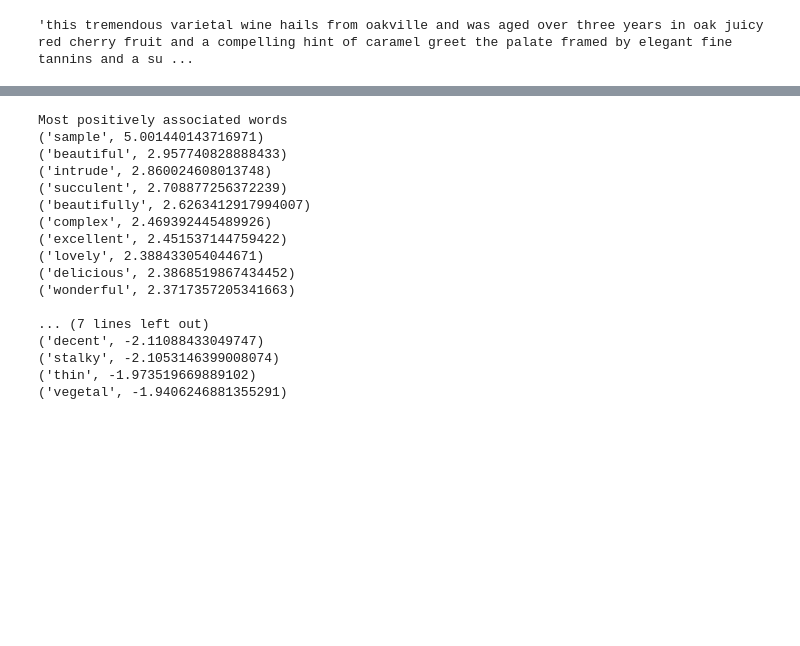
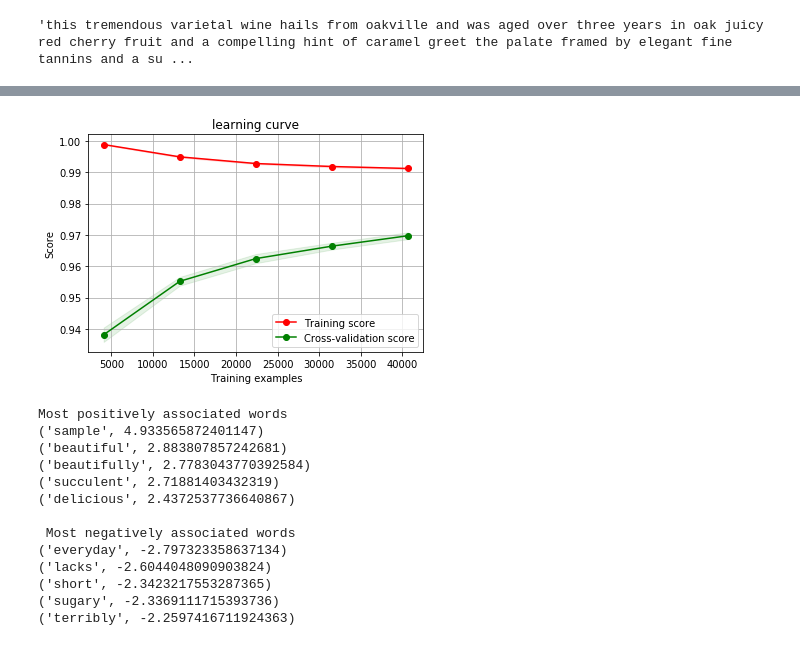
Before and after one commit to zwrankin/beer_and_wine_NLP, a Jupyter notebook: notebooks/2018_10_15_wine_review_sentiment_analysis_and_prediction.ipynb, the cells around one changed output, grey strips where cells are left out. Saved outputs shown, nothing was run; the diff lists cells and outputs as text; code cells hidden in the pictures; blank space fills up the shorter version.

```diff
--- a/notebooks/2018_10_15_wine_review_sentiment_analysis_and_prediction.ipynb
+++ b/notebooks/2018_10_15_wine_review_sentiment_analysis_and_prediction.ipynb
@@ -121,7 +149,7 @@ reviews_clean[0]
 reviews_train, reviews_test, target_train, target_test = train_test_split(reviews_clean, target, test_size=0.25, random_state=42)
 # %%
 %%time
-cv = CountVectorizer(binary=True)
+cv = CountVectorizer(binary=True, stop_words='english')
 cv.fit(reviews_train)
 X_train = cv.transform(reviews_train)
 X_test = cv.transform(reviews_test)
@@ -142,0 +171,36 @@ Wall time: 1.85 s
+# %%
+from sklearn.model_selection import learning_curve
+
+def plot_learning_curve(estimator, title, X, y, ylim=None, cv=None, scoring=None,
+                        n_jobs=-1, train_sizes=np.linspace(.1, 1.0, 5)):
+    """Generate a simple plot of the test and training learning curve"""
+    plt.figure()
+    plt.title(title)
+    if ylim is not None:
+        plt.ylim(*ylim)
+    plt.xlabel("Training examples")
+    plt.ylabel("Score")
+    train_sizes, train_scores, test_scores = learning_curve(
+        estimator, X, y, cv=cv, scoring=scoring, n_jobs=n_jobs, train_sizes=train_sizes)
+    train_scores_mean = np.mean(train_scores, axis=1)
+    train_scores_std = np.std(train_scores, axis=1)
+    test_scores_mean = np.mean(test_scores, axis=1)
+    test_scores_std = np.std(test_scores, axis=1)
+    plt.grid()
+
+    plt.fill_between(train_sizes, train_scores_mean - train_scores_std,
+                     train_scores_mean + train_scores_std, alpha=0.1,
+                     color="r")
+    plt.fill_between(train_sizes, test_scores_mean - test_scores_std,
+                     test_scores_mean + test_scores_std, alpha=0.1, color="g")
+    plt.plot(train_sizes, train_scores_mean, 'o-', color="r",
+             label="Training score")
+    plt.plot(train_sizes, test_scores_mean, 'o-', color="g",
+             label="Cross-validation score")
+
+    plt.legend(loc="best")
+    return plt
+# %%
+%%time
+plot_learning_curve(model, 'learning curve', X_train, target_train, cv=5)
+# %% [output]
@@ -143,3 +209,4 @@ Wall time: 1.85 s
+[figure, added]
 # %%
 feature_to_coef = {
     word: coef for word, coef in zip(
@@ -151,29 +218,25 @@ print('Most positively associated words')
 for best_positive in sorted(
     feature_to_coef.items(),
     key=lambda x: x[1],
-    reverse=True)[:10]:
+    reverse=True)[:5]:
     print (best_positive)
 
 print('\n Most negatively associated words')
 for best_negative in sorted(
     feature_to_coef.items(),
-    key=lambda x: x[1])[:10]:
+    key=lambda x: x[1])[:5]:
     print (best_negative)
 # %% [output]
 Most positively associated words
-('sample', 5.001440143716971)
-('beautiful', 2.957740828888433)
-('intrude', 2.860024608013748)
-('succulent', 2.708877256372239)
-('beautifully', 2.6263412917994007)
-('complex', 2.469392445489926)
-('excellent', 2.451537144759422)
-('lovely', 2.388433054044671)
-('delicious', 2.3868519867434452)
-('wonderful', 2.3717357205341663)
+('sample', 4.933565872401147)
+('beautiful', 2.883807857242681)
+('beautifully', 2.7783043770392584)
+('succulent', 2.71881403432319)
+('delicious', 2.4372537736640867)
 
-... (7 lines left out)
-('decent', -2.11088433049747)
-('stalky', -2.1053146399008074)
-('thin', -1.973519669889102)
-('vegetal', -1.9406246881355291)
+ Most negatively associated words
+('everyday', -2.797323358637134)
+('lacks', -2.6044048090903824)
+('short', -2.3423217553287365)
+('sugary', -2.3369111715393736)
+('terribly', -2.2597416711924363)
```
Also changed, not shown: parts of 18 cells of this notebook.
